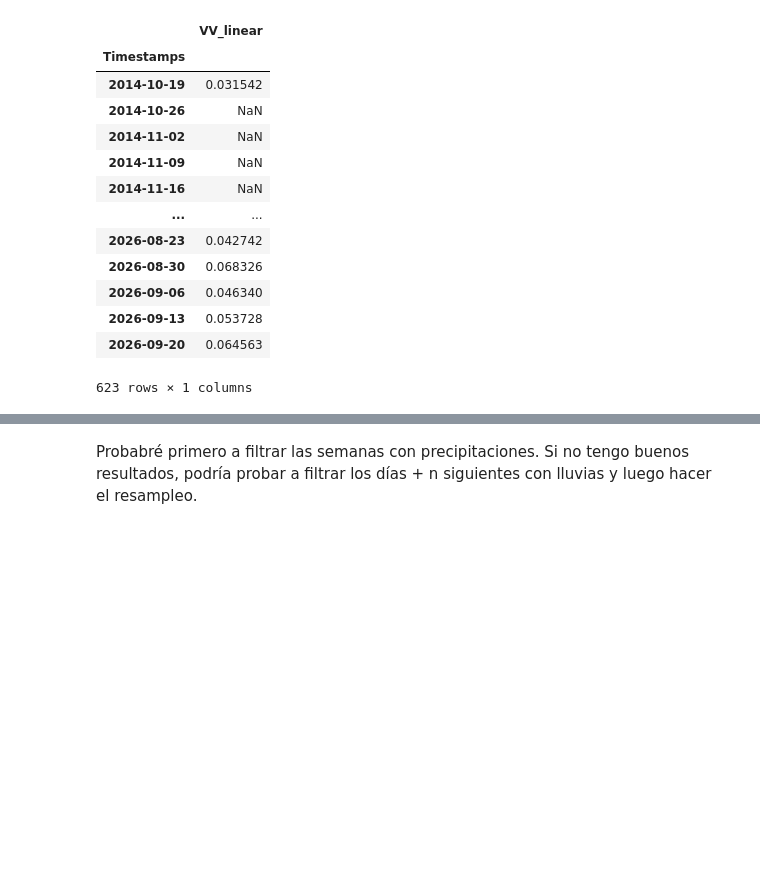
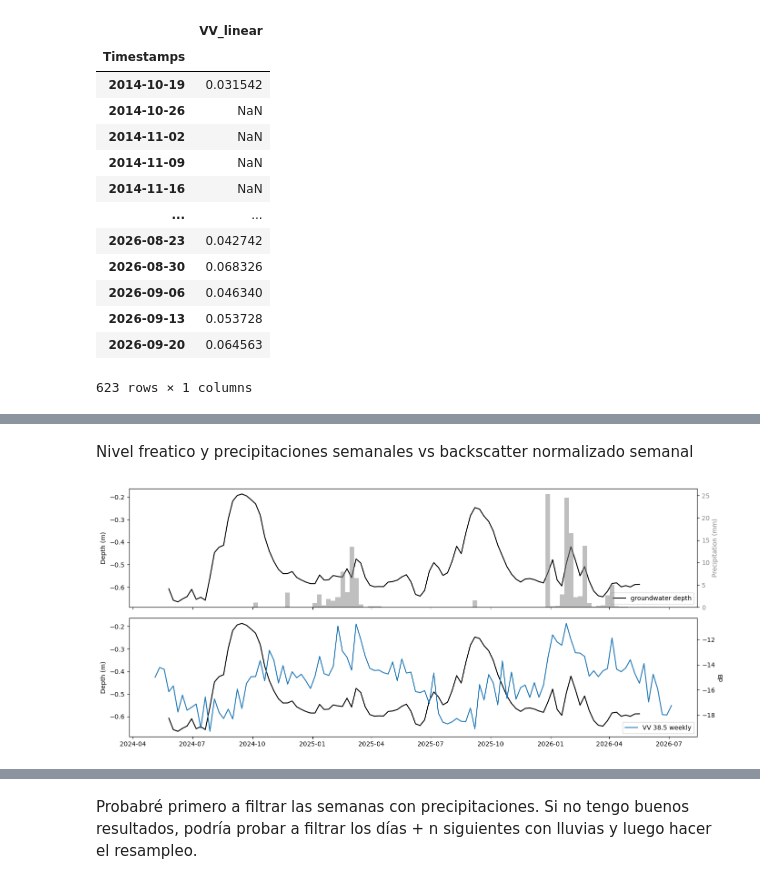
Before and after one commit to pibonacic/groundwater-remote-sensing, a Jupyter notebook: code/30_validation_s1_v2.ipynb, the cells around one changed output, grey strips where cells are left out. Drawn from its saved outputs; the diff is of its cells as text; code cells hidden in the pictures; blank space fills up the shorter version.

```diff
--- a/code/30_validation_s1_v2.ipynb
+++ b/code/30_validation_s1_v2.ipynb
@@ -144 +160,30 @@ insitu_weekly = insitu.resample('W').agg({
+# %% [markdown]
+Nivel freatico y precipitaciones semanales vs backscatter normalizado semanal
+# %%
+# Figure
+fig, (ax1, ax2) = plt.subplots(2, 1, figsize=(14, 6), sharex=True)
+
+# Plot superior
+ax1.plot(insitu_weekly.index, insitu_weekly['SDH1PS01_gw-depth_m'], label='groundwater depth', c='black')
+ax1.set_ylabel('Depth (m)')
+ax1.legend(loc='lower right')
+
+ax3 = ax1.twinx()
+ax3.bar(insitu_weekly.index, insitu_weekly['ATMOS41_precipitation_mm'], width=7, color='gray', alpha=0.5, label='Precipitation (mm)')
+ax3.set_ylabel('Precipitation (mm)', color='gray')
+ax3.tick_params(axis='y', labelcolor='gray')
+
+# Plot inferior
+ax2.plot(insitu_weekly.index, insitu_weekly['SDH1PS01_gw-depth_m'], label='groundwater depth', c='black')
+ax2.set_ylabel('Depth (m)')
+
+ax4 = ax2.twinx()
+ax4.plot(sar_weekly_2024.index, sar_weekly_2024['VV_38.5_weekly'], label = 'VV 38.5 weekly')
+ax4.legend(loc='lower right')
+ax4.set_ylabel('dB')
+
+plt.tight_layout()
+plt.show()
+# %% [output]
+[figure, added]
 # %%
```
Also changed, not shown: parts of 89 cells of this notebook.
